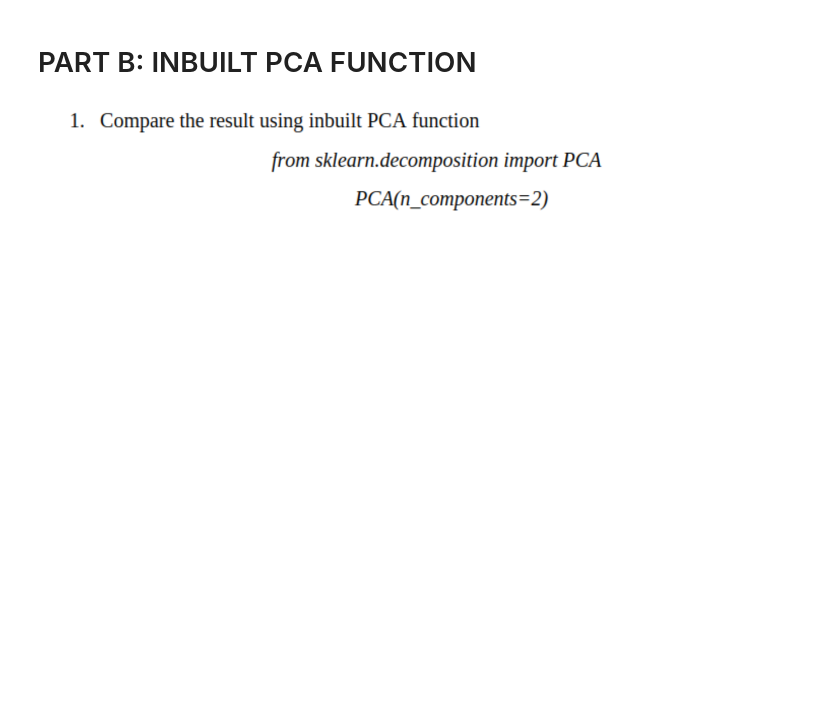
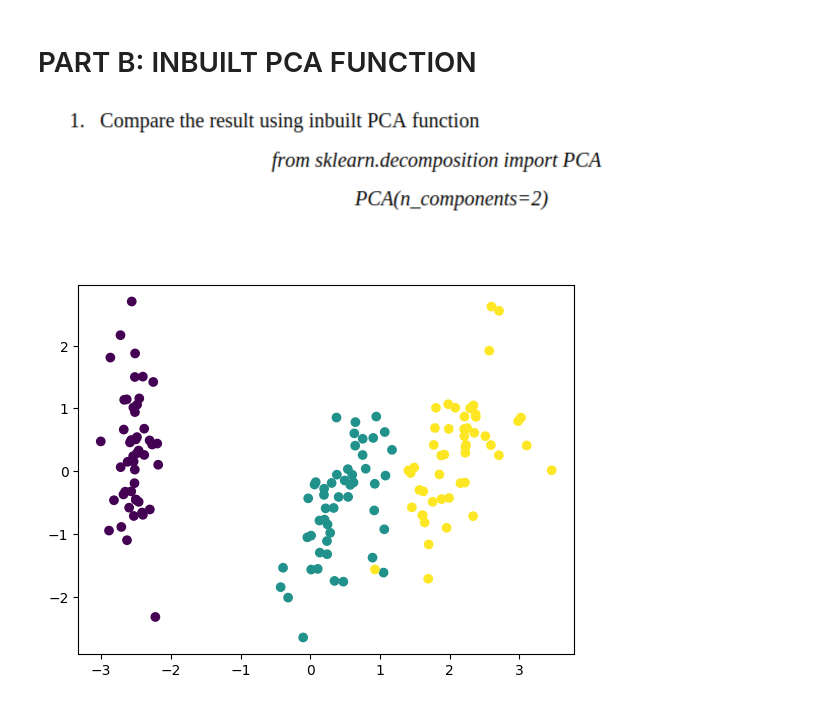
Before and after one commit to Abhinavxox/Python-for-ML, a Jupyter notebook: ML_lab7/ML_lab7.ipynb, the cells around one changed output. Drawn from its saved outputs; the diff is of its cells as text; code cells hidden in the pictures; blank space fills up the shorter version.

```diff
--- a/ML_lab7/ML_lab7.ipynb
+++ b/ML_lab7/ML_lab7.ipynb
@@ -25,3 +95,8 @@ ROLL NO. : AM.EN.U4AIE21088
 # PART B
 # %% [markdown]
 ![image.png](embedded-picture-1)
+# %%
+#import and preporss the data
+import pandas as pd
+df = pd.read_csv('iris.data', header=None)
+df.head()
@@ -29,3 +178,12 @@ ROLL NO. : AM.EN.U4AIE21088
 # PART B: INBUILT PCA FUNCTION
 # %% [markdown]
 ![image.png](embedded-picture-1)
+# %%
+from sklearn.decomposition import PCA
+pca = PCA(n_components=2)
+pca.fit(df)
+transformed_data = pca.transform(df)
+plt.scatter(transformed_data[:,0], transformed_data[:,1], c=df[4])
+plt.show()
+# %% [output]
+[figure, added]
```
Also changed, not shown: parts of 13 cells of this notebook, 2 other files.
